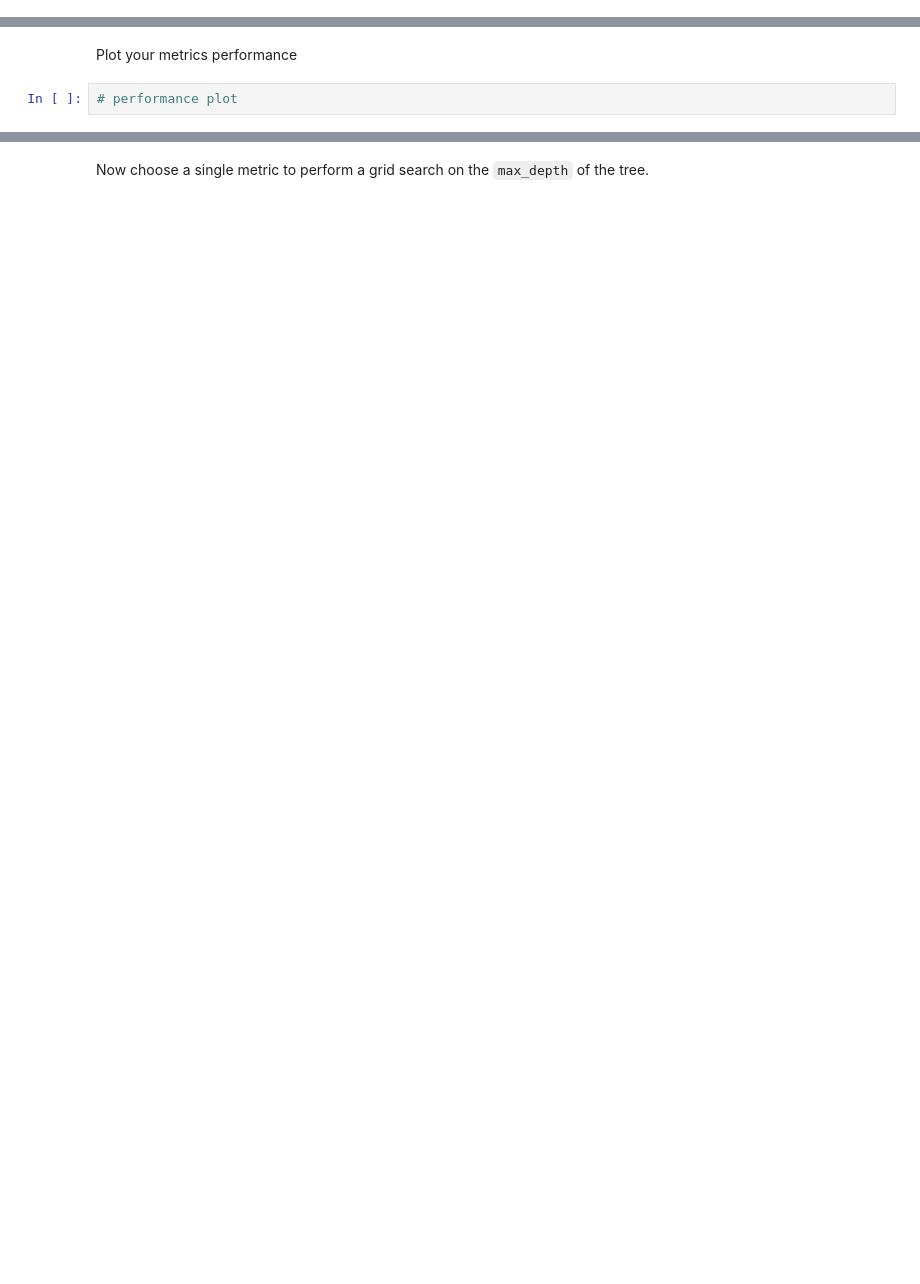
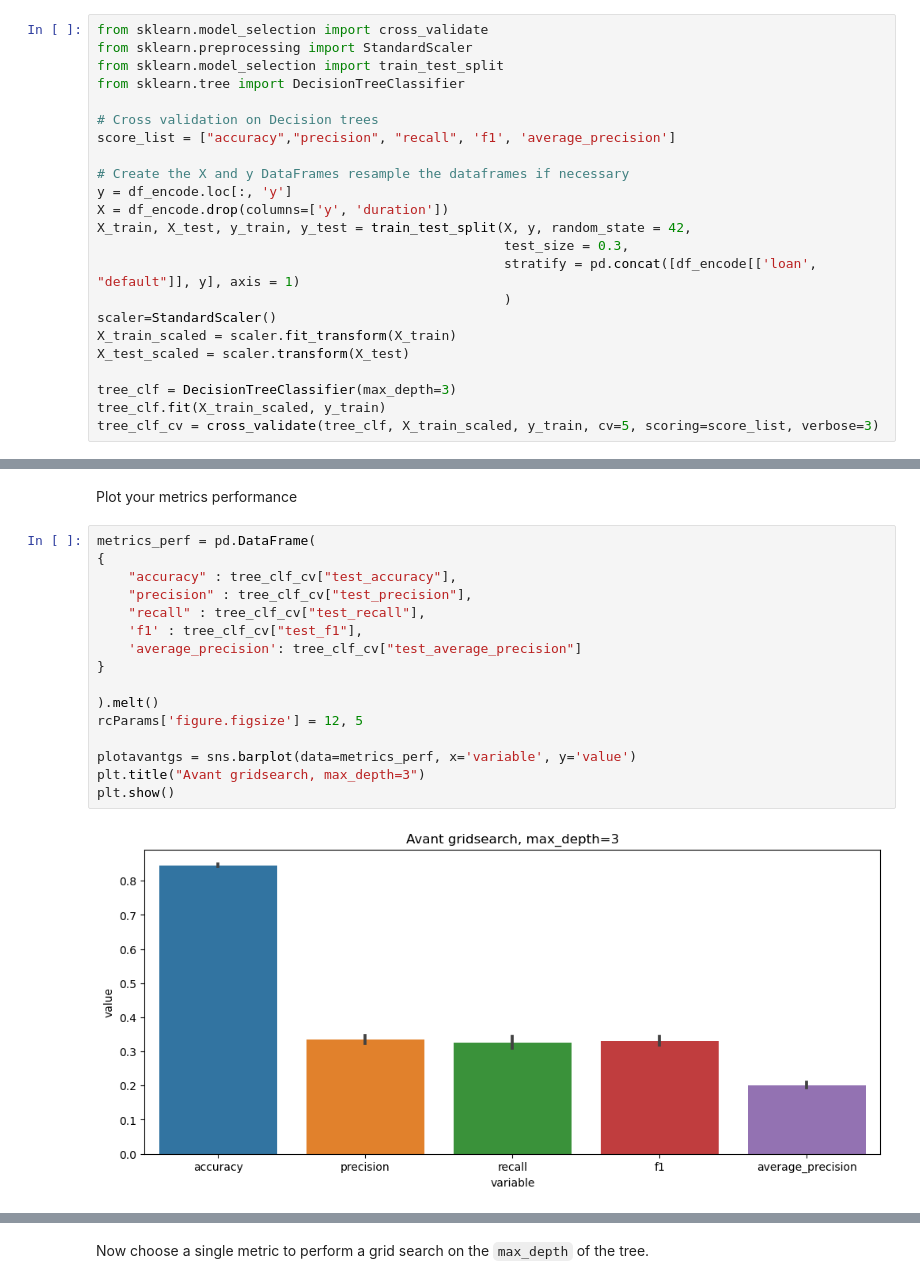
Before and after one commit to LexouLam/ML2, a Jupyter notebook: notebooks/A2_ML2_EnsembleLearning_v2.ipynb, the cells around one changed output, grey strips where cells are left out. Saved outputs shown, nothing was run; the diff lists cells and outputs as text; blank space fills up the shorter version.

```diff
--- a/notebooks/A2_ML2_EnsembleLearning_v2.ipynb
+++ b/notebooks/A2_ML2_EnsembleLearning_v2.ipynb
@@ -466,0 +556,23 @@ score_list = []
+# %%
+from sklearn.model_selection import cross_validate
+from sklearn.preprocessing import StandardScaler
+from sklearn.model_selection import train_test_split
+from sklearn.tree import DecisionTreeClassifier
+
+# Cross validation on Decision trees
+score_list = ["accuracy","precision", "recall", 'f1', 'average_precision']
+
+# Create the X and y DataFrames resample the dataframes if necessary
+y = df_encode.loc[:, 'y']
+X = df_encode.drop(columns=['y', 'duration'])
+X_train, X_test, y_train, y_test = train_test_split(X, y, random_state = 42,
+                                                    test_size = 0.3,
+                                                    stratify = pd.concat([df_encode[['loan', "default"]], y], axis = 1)
+                                                    )
+scaler=StandardScaler()
+X_train_scaled = scaler.fit_transform(X_train)
+X_test_scaled = scaler.transform(X_test)
+
+tree_clf = DecisionTreeClassifier(max_depth=3)
+tree_clf.fit(X_train_scaled, y_train)
+tree_clf_cv = cross_validate(tree_clf, X_train_scaled, y_train, cv=5, scoring=score_list, verbose=3)
@@ -469,4 +613,20 @@ Now process the output of your cross-validation in order to know the diversity i
 # %% [markdown]
 Plot your metrics performance
-# %%
-# performance plot
+# %%
+metrics_perf = pd.DataFrame(
+{
+    "accuracy" : tree_clf_cv["test_accuracy"],
+    "precision" : tree_clf_cv["test_precision"],
+    "recall" : tree_clf_cv["test_recall"],
+    'f1' : tree_clf_cv["test_f1"],
+    'average_precision': tree_clf_cv["test_average_precision"]
+}
+
+).melt()
+rcParams['figure.figsize'] = 12, 5
+
+plotavantgs = sns.barplot(data=metrics_perf, x='variable', y='value')
+plt.title("Avant gridsearch, max_depth=3")
+plt.show()
+# %% [output]
+[figure, added]
```
Also changed, not shown: parts of 44 cells of this notebook.
